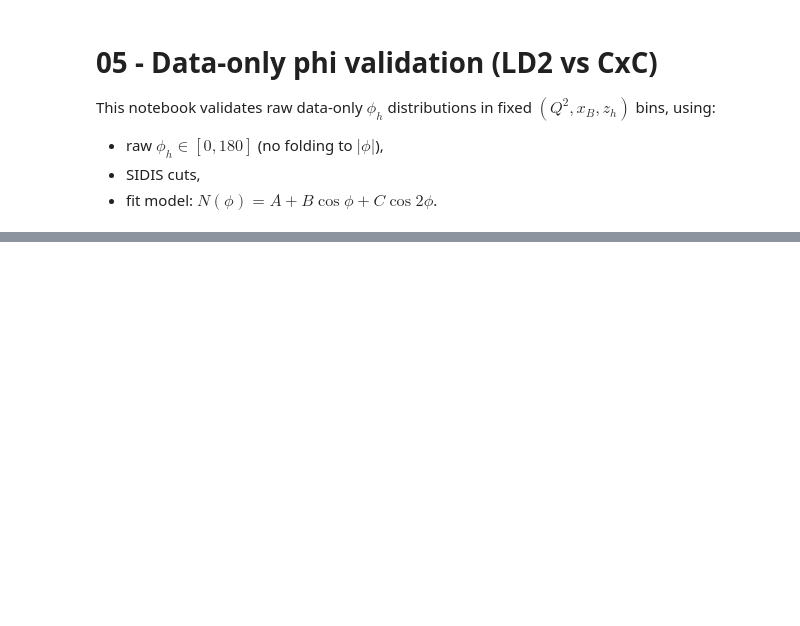
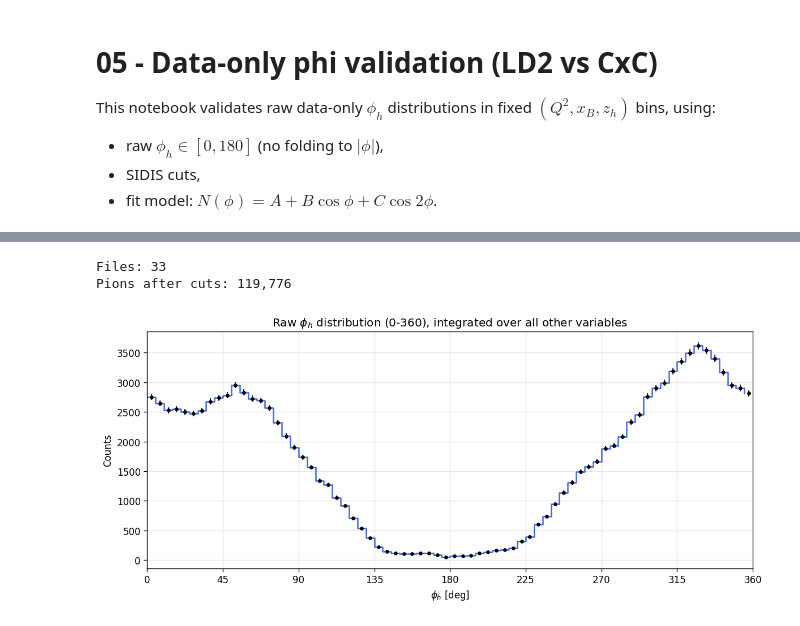
Before and after one commit to suman0725/rgd-sidis-analysis, a Jupyter notebook: 05_phi_validation_data_only.ipynb, the cells around one changed output, grey strips where cells are left out. Saved outputs shown, nothing was run; the diff lists cells and outputs as text; code cells hidden in the pictures; blank space fills up the shorter version.

```diff
--- a/05_phi_validation_data_only.ipynb
+++ b/05_phi_validation_data_only.ipynb
@@ -120,0 +127,57 @@ panel_plot(cxc, "CxC")
+# %%
+import glob
+import numpy as np
+import pandas as pd
+import matplotlib.pyplot as plt
+
+# ---- choose target parquet glob ----
+PARQUET_GLOB = "/volatile/clas12/suman/00_RGD_Analysis/data/experimental/parquet/LD2/018420/*.parquet"
+# PARQUET_GLOB = "/volatile/clas12/suman/00_RGD_Analysis/data/experimental/parquet/CxC/018454/*.parquet"
+
+# ---- load only needed columns ----
+files = sorted(glob.glob(PARQUET_GLOB))
+if not files:
+    raise RuntimeError(f"No files matched: {PARQUET_GLOB}")
+
+df = pd.concat(
+    [pd.read_parquet(f, columns=["w_pip", "Q2", "W", "y", "zh", "pT2", "phi_h"]) for f in files],
+    ignore_index=True,
+)
+
+# ---- SIDIS pion selection (raw data) ----
+df = df[df["w_pip"] == 1].copy()
+df = df[
+    (df["Q2"] >= 1.0) & (df["W"] >= 2.0) &
+    (df["y"] >= 0.25) & (df["y"] <= 0.85) &
+    (df["zh"] >= 0.3) & (df["zh"] <= 0.75) &
+    (df["pT2"] <= 1.5)
+].dropna(subset=["phi_h"])
+
+# keep raw phi_h in [0, 360]
+phi = df["phi_h"].to_numpy()
+phi = phi[(phi >= 0.0) & (phi <= 360.0)]
+
+print(f"Files: {len(files)}")
+print(f"Pions after cuts: {len(phi):,}")
+
+# ---- plot raw phi (0-360), integrated over all other variables ----
+bins = np.linspace(0, 360, 73)  # 5-degree bins
+counts, edges = np.histogram(phi, bins=bins)
+centers = 0.5 * (edges[:-1] + edges[1:])
+yerr = np.sqrt(np.maximum(counts, 1))
+
+plt.figure(figsize=(10, 4.5))
+plt.errorbar(centers, counts, yerr=yerr, fmt="o", ms=3, lw=1, color="black")
+plt.step(edges[:-1], counts, where="post", color="royalblue", lw=1.5)
+plt.xlim(0, 360)
+plt.xticks(np.arange(0, 361, 45))
+plt.xlabel(r"$\phi_h$ [deg]")
+plt.ylabel("Counts")
+plt.title(r"Raw $\phi_h$ distribution (0-360), integrated over all other variables")
+plt.grid(True, alpha=0.3)
+plt.tight_layout()
+plt.show()
+# %% [output]
+Files: 33
+Pions after cuts: 119,776
+[figure, added]
```
Also changed, not shown: parts of 5 cells of this notebook, 3 other files.
